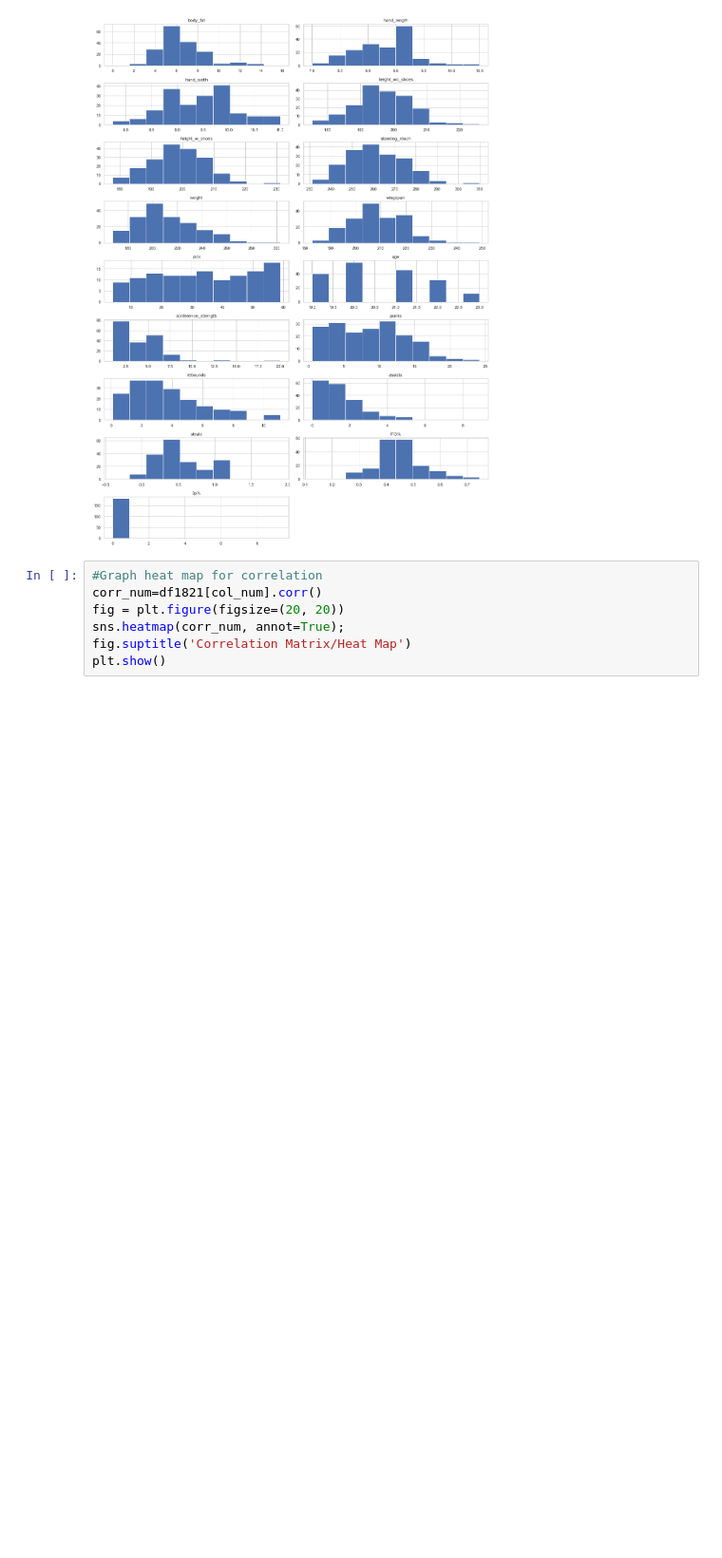
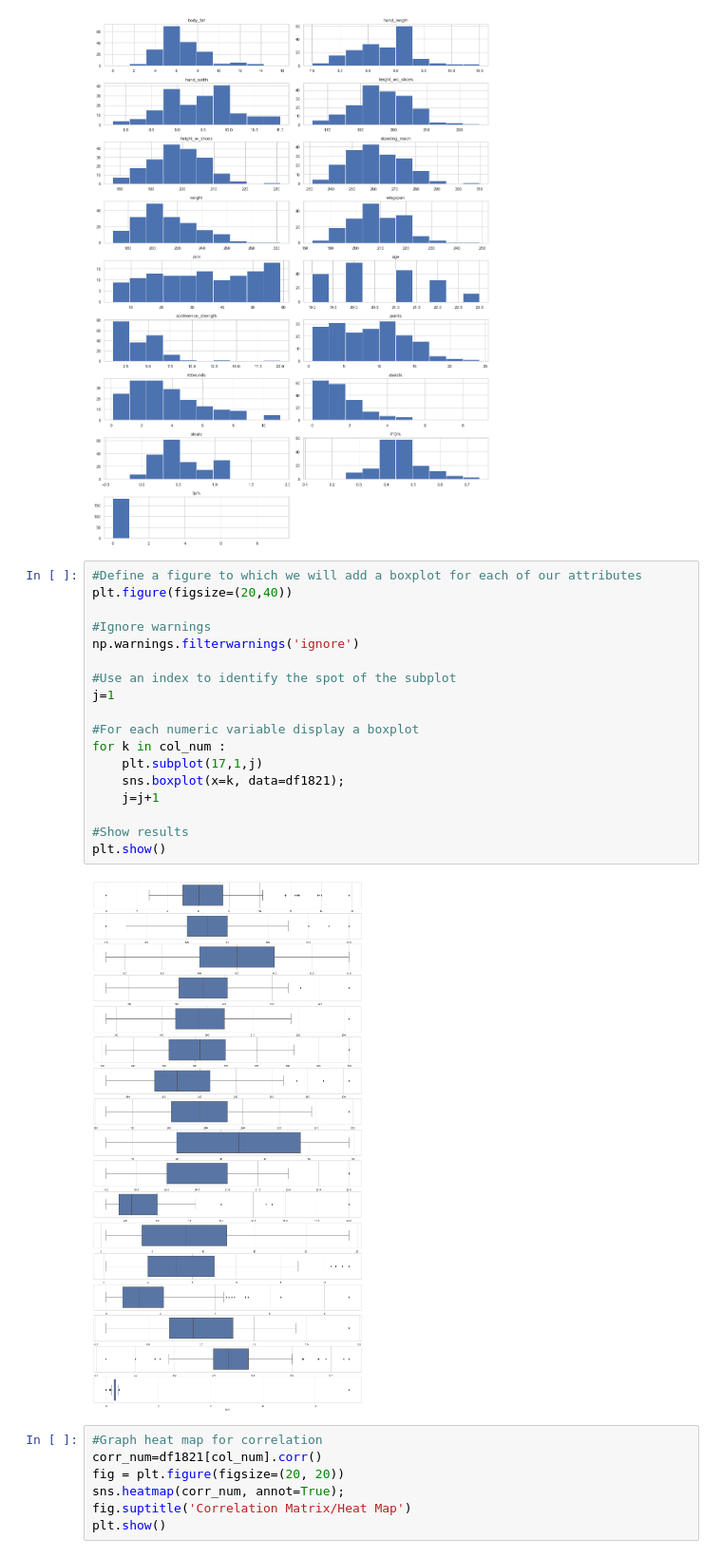
Before and after one commit to JinmingChen12/Capstone, a Jupyter notebook: J_Chen_Capstone.ipynb, the cells around one changed output. Shown at 95% size. Saved outputs shown, nothing was run; the diff lists cells and outputs as text; blank space fills up the shorter version.

```diff
--- a/J_Chen_Capstone.ipynb
+++ b/J_Chen_Capstone.ipynb
@@ -208,6 +224,26 @@ plt.tight_layout()
 plt.show()
 # %% [output]
 [figure]
+# %%
+#Define a figure to which we will add a boxplot for each of our attributes
+plt.figure(figsize=(20,40))
+
+#Ignore warnings
+np.warnings.filterwarnings('ignore')
+
+#Use an index to identify the spot of the subplot
+j=1
+
+#For each numeric variable display a boxplot
+for k in col_num :
+    plt.subplot(17,1,j)
+    sns.boxplot(x=k, data=df1821);
+    j=j+1
+
+#Show results
+plt.show()
+# %% [output]
+[figure, added]
 # %%
 #Graph heat map for correlation
 corr_num=df1821[col_num].corr()
```
Also changed, not shown: parts of 44 cells of this notebook.
